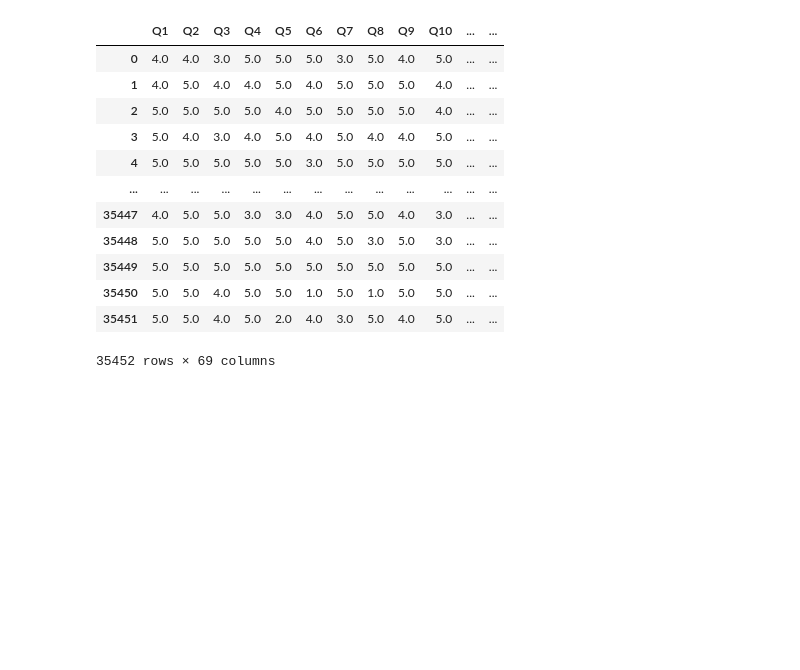
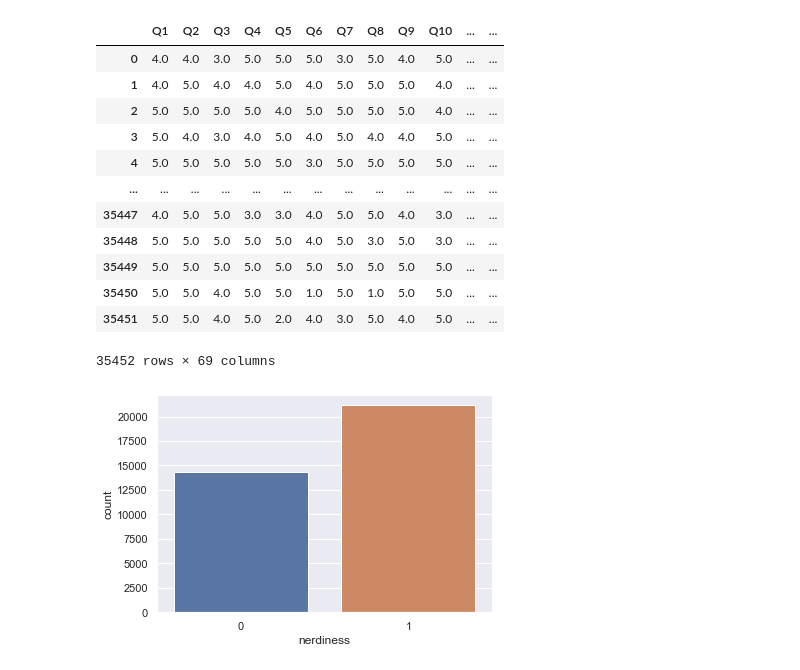
Before and after one commit to Seokii/2022_SWAI_Qualifiers, a Jupyter notebook: notebooks/AutoML.ipynb, the cells around one changed output. Saved outputs shown, nothing was run; the diff lists cells and outputs as text; code cells hidden in the pictures; blank space fills up the shorter version.

```diff
--- a/notebooks/AutoML.ipynb
+++ b/notebooks/AutoML.ipynb
@@ -121,6 +129,6 @@ predictions
 | 35451 | 5.0 | 5.0 | 4.0 | 5.0 | 2.0 | 4.0 | 3.0 | 5.0 | 4.0 | 5.0 | ... | ... |
 35452 rows × 69 columns
 # %%
-submission = pd.read_csv(path + 'submission.csv')
+submission = pd.read_csv(path + 'sample_submission.csv')
 # %%
 submission['nerdiness'] = predictions['Label']
@@ -128,0 +135,5 @@ submission.to_csv('submission_proba.csv', index = False)
+# %%
+sns.set_theme(style="darkgrid")
+ax = sns.countplot(x="nerdiness", data=submission)
+# %% [output]
+[figure, added]
```
Also changed, not shown: parts of 7 cells of this notebook, 7 other files.
